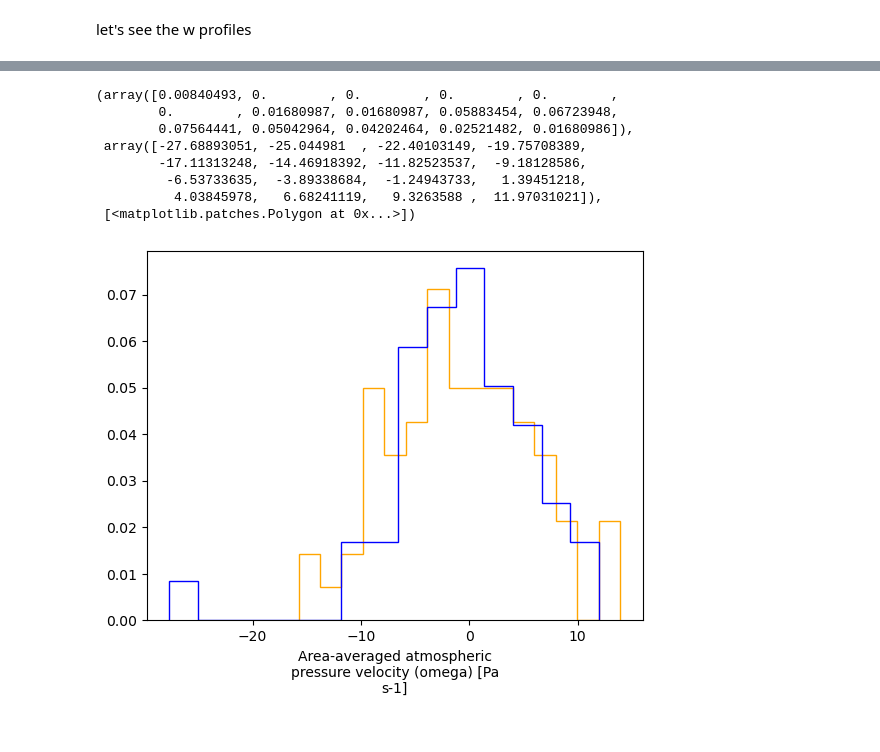
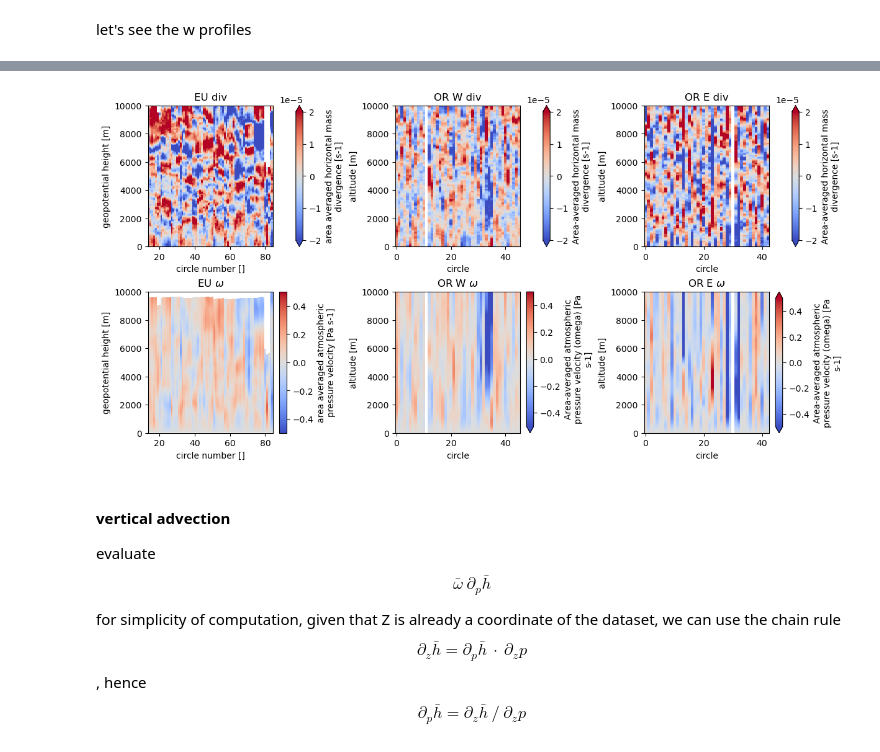
Before and after one commit to meteorologopazzo/BCO_observational, a Jupyter notebook: w_circle_drops.ipynb, the cells around one changed output, grey strips where cells are left out. Drawn from its saved outputs; the diff is of its cells as text; code cells hidden in the pictures.

Commit message:
worked on few other things. Advection primes still to be fixed

```diff
--- a/w_circle_drops.ipynb
+++ b/w_circle_drops.ipynb
@@ -221,16 +179,25 @@ for x in ax:
-# %%
-rhow_eu = joanne4.W * rho_eu
-rhow_orw = beach4w.omega / (- g)
-
-(1e3*rhow_eu).sel(alt=slice(500, 700)).mean(dim="alt").plot.hist(bins=15, density=True, histtype="step", color="orange")
-(1e3*rhow_orw).sel(altitude=slice(500, 700)).mean(dim="altitude").plot.hist(bins=15, density=True, histtype="step", color="blue")
-# %% [output]
-(array([0.00840493, 0.        , 0.        , 0.        , 0.        ,
-        0.        , 0.01680987, 0.01680987, 0.05883454, 0.06723948,
-        0.07564441, 0.05042964, 0.04202464, 0.02521482, 0.01680986]),
- array([-27.68893051, -25.044981  , -22.40103149, -19.75708389,
-        -17.11313248, -14.46918392, -11.82523537,  -9.18128586,
-         -6.53733635,  -3.89338684,  -1.24943733,   1.39451218,
-          4.03845978,   6.68241119,   9.3263588 ,  11.97031021]),
- [<matplotlib.patches.Polygon at 0x...>])
-[figure, removed]
+# %%
+fig, axs = plt.subplots(2, 3, figsize=(12, 6), constrained_layout="True")
+
+vars_plot = [joanne4.D, beach4w.div, beach4e.div,
+             joanne4.omega, beach4w.omega, beach4e.omega,
+             ]
+
+min_max   = [ [-2e-5, 2e-5], [-2e-5, 2e-5], [-2e-5, 2e-5],
+             [-0.5, 0.5], [-0.5, 0.5], [-0.5, 0.5] ]
+
+
+titles =["EU div", "OR W div", "OR E div",
+         r"EU $\omega$", r"OR W $\omega$", r"OR E $\omega$"]
+
+for ax, var, mm, title in zip(axs.flatten(), vars_plot, min_max, titles):
+    var.plot(ax=ax, x="circle", vmin=mm[0], vmax=mm[1], cmap="coolwarm")
+    ax.set_title(title)
+# %% [output]
+[figure, added]
+# %% [markdown]
+#### vertical advection
+evaluate
+$$ \bar{\omega} ~ \partial_p \bar{h} $$
+
+for simplicity of computation, given that Z is already a coordinate of the dataset, we can use the chain rule  $$ \partial_z \bar{h} = \partial_p \bar{h} ~ \cdot ~ \partial_z p  $$, hence $$ \partial_p \bar{h} = \partial_z \bar{h} ~ / ~ \partial_z p  $$
```
Also changed, not shown: parts of 18 cells of this notebook, 9 other files.
